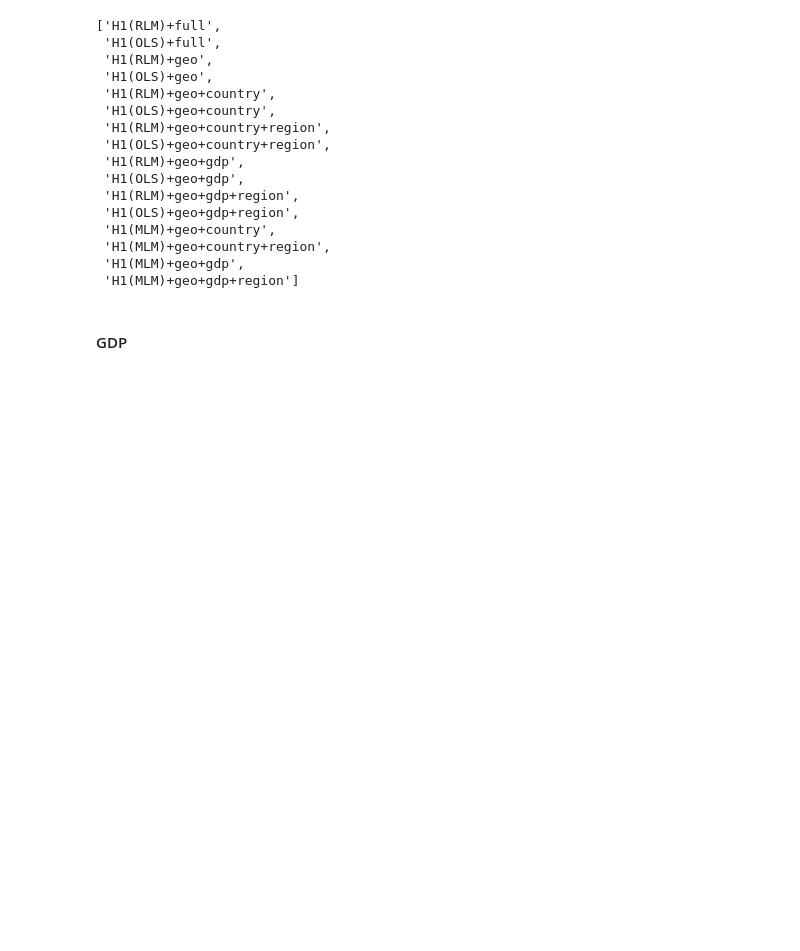
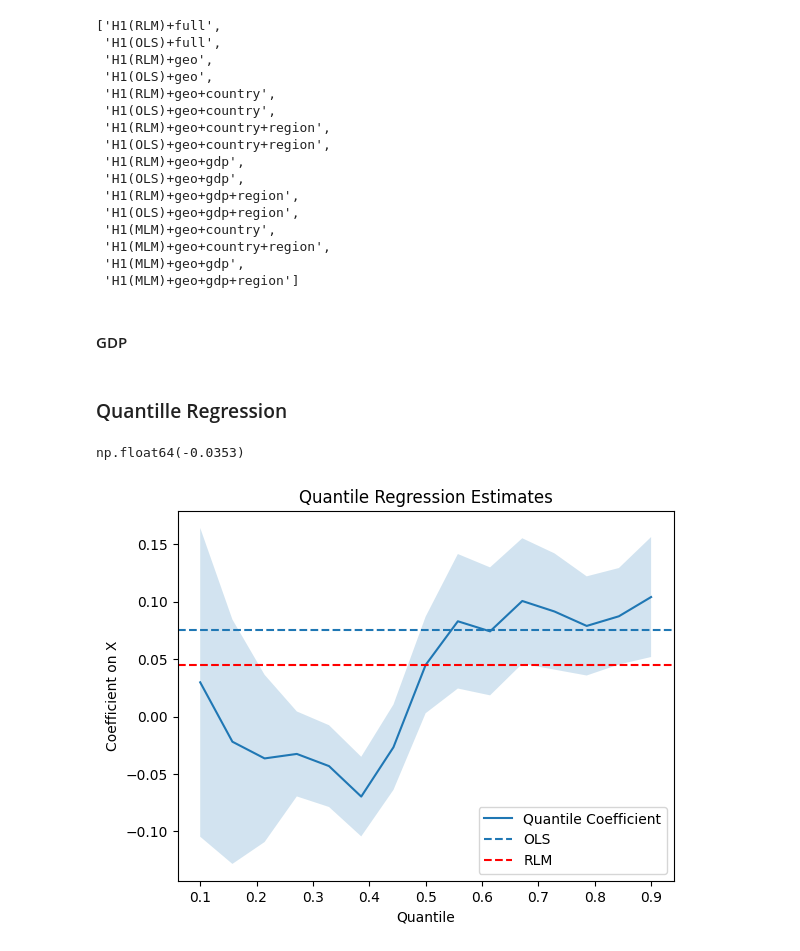
Before and after one commit to Ellariel/ln-node-lifetime-analysis, a Jupyter notebook: analysis.ipynb, the cells around one changed output. Saved outputs shown, nothing was run; the diff lists cells and outputs as text; code cells hidden in the pictures; blank space fills up the shorter version.

```diff
--- a/analysis.ipynb
+++ b/analysis.ipynb
@@ -2850,3 +2850,43 @@ t = t.drop("model", axis=1)
 m.index = t.columns
 t = pd.concat([t, pd.DataFrame(m).T]).fillna("")
 t.to_excel(os.path.join(results_dir, "tab04-4.xlsx"))
+# %% [markdown]
+### Quantille Regression
+# %%
+results['H3(OLS)+full']['coef']['lifetimeXdegree']
+# %% [output]
+np.float64(-0.0353)
+# %%
+# H3 Lifetime × Degree → Capacity (RLM) geo
+d = df.copy()
+d = d[d["country"].notna()]
+d['lifetimeXdegree'] = d['log_lifetime'] * d['log_mean_degree']
+quantile_list = np.linspace(0.1, 0.9, 15)
+coefs = []
+lower = []
+upper = []
+x = d[["lifetimeXdegree", "log_mean_degree", "log_lifetime"]]
+x = sm.add_constant(x)
+for q in quantile_list:
+    res = sm.QuantReg(d['log_mean_shared_capacity'], x).fit(q=q)
+    coefs.append(res.params['lifetimeXdegree'])
+    lower.append(res.conf_int().loc['lifetimeXdegree'][0])
+    upper.append(res.conf_int().loc['lifetimeXdegree'][1])
+
+plt.plot(quantile_list, coefs, label='Quantile Coefficient')
+plt.fill_between(quantile_list, lower, upper, alpha=0.2)
+
+# OLS line
+
+plt.axhline(results['H3(OLS)+geo']['coef']['lifetimeXdegree'], linestyle='--', label='OLS')
+plt.axhline(results['H3(RLM)+geo']['coef']['lifetimeXdegree'], linestyle='--', label='RLM', color='red')
+
+plt.xlabel('Quantile')
+plt.ylabel('Coefficient on X')
+plt.title('Quantile Regression Estimates')
+plt.legend()
+plt.show()
+
+# results['H3(RLM)+full'] = r
+# %% [output]
+[figure, added]
```
Also changed, not shown: parts of 15 cells of this notebook.
